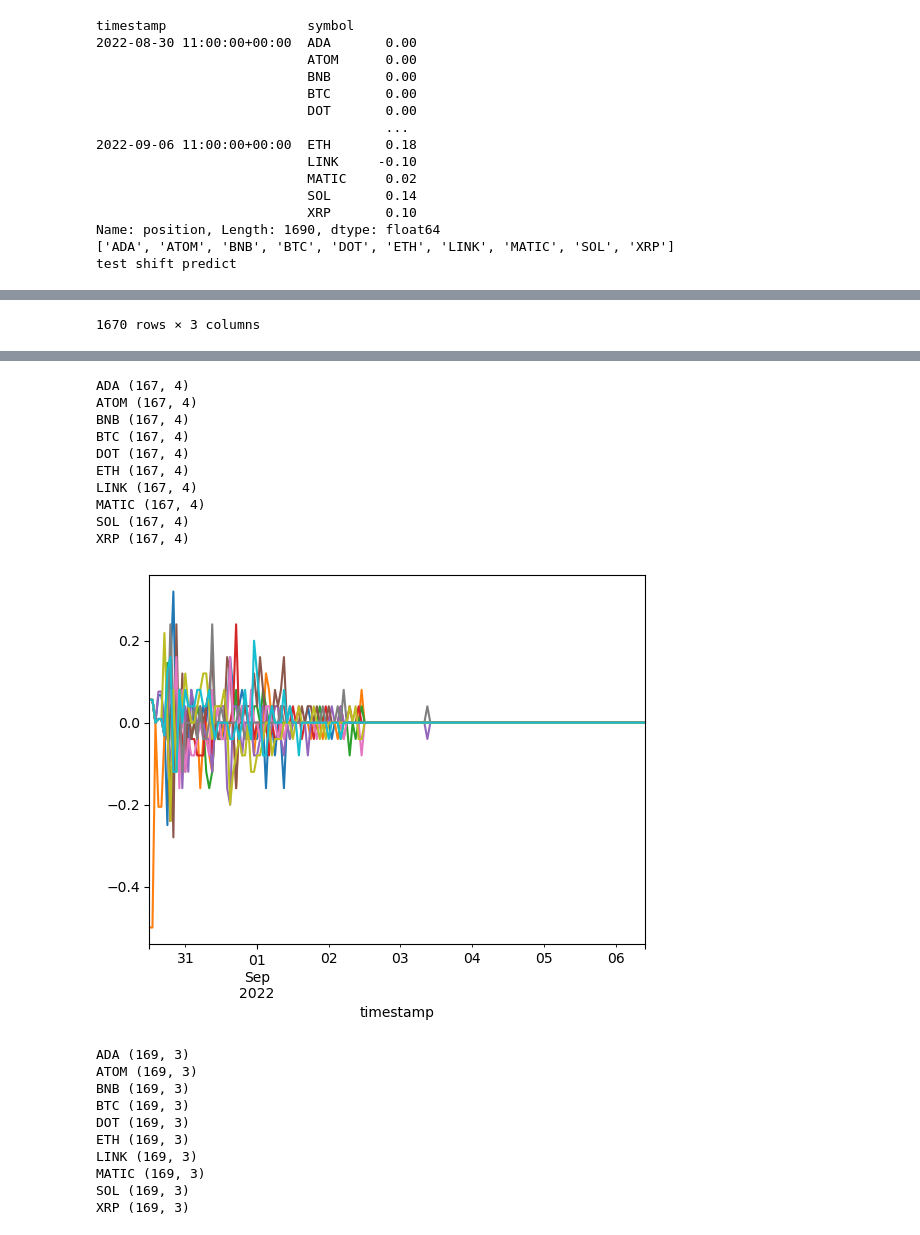
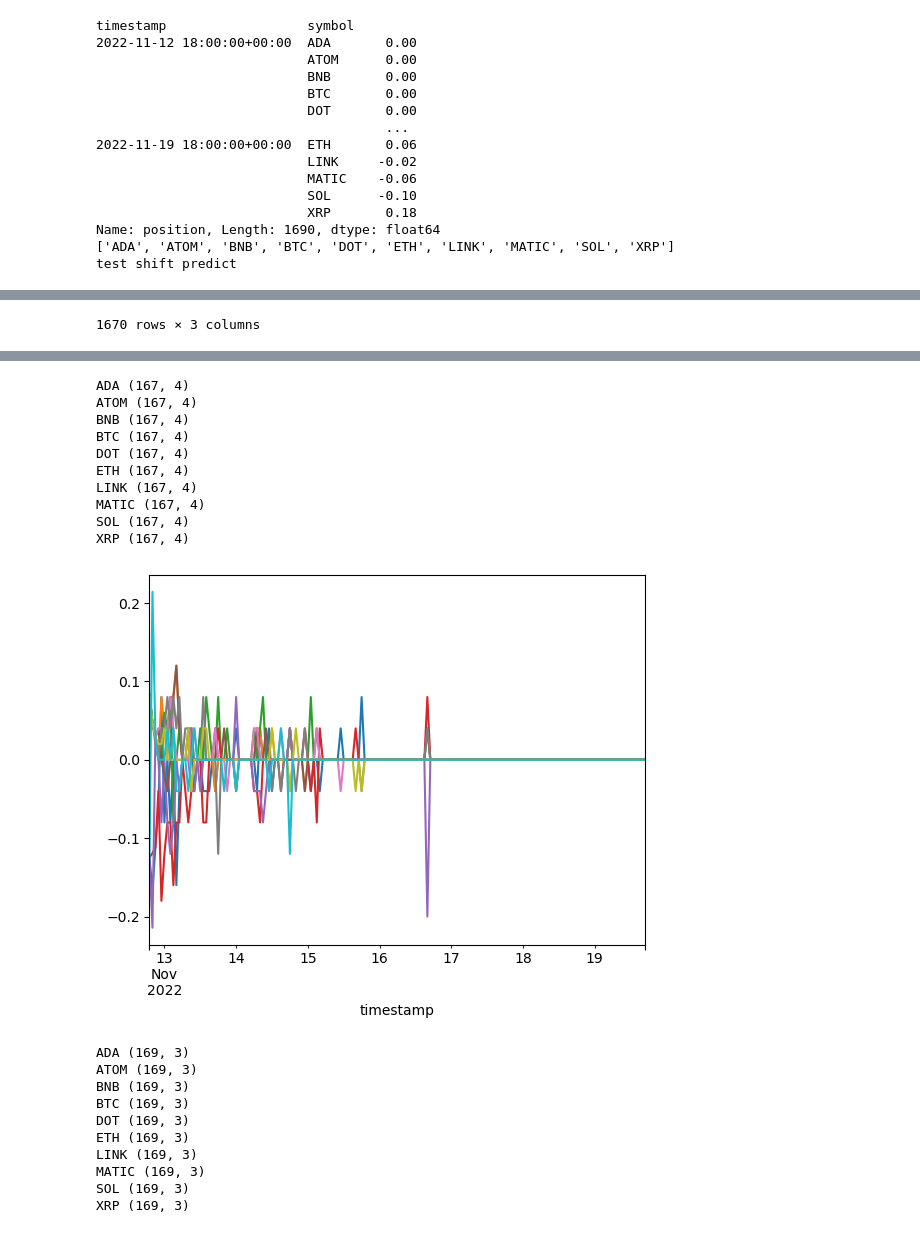
Before and after one commit to richmanbtc/alphapool-model, a Jupyter notebook: notebooks/20220908_ranker.ipynb, the cells around one changed output, grey strips where cells are left out. Saved outputs shown, nothing was run; the diff lists cells and outputs as text; code cells hidden in the pictures.

```diff
--- a/notebooks/20220908_ranker.ipynb
+++ b/notebooks/20220908_ranker.ipynb
@@ -278,7 +426,7 @@ import joblib
 import pandas as pd
 
 model = joblib.load('/home/jovyan/data/20220908_ranker.xz')
-df = pd.read_pickle('/tmp/df_price_type_none.pkl')
+df = pd.read_pickle('/tmp/df_binance_ohlcv_extended.pkl')
 df = df[['op', 'hi', 'lo', 'cl', 'volume']]
 max_timestamp = df.index.get_level_values('timestamp').max()
 df = df.loc[max_timestamp - pd.to_timedelta(model.max_data_sec, unit='S') <= df.index.get_level_values('timestamp')]
@@ -345,17 +493,17 @@ for symbol, df_symbol in df_test2.groupby('symbol'):
 plt.show()
 # %% [output]
 timestamp                  symbol
-2022-08-30 11:00:00+00:00  ADA       0.00
+2022-11-12 18:00:00+00:00  ADA       0.00
                            ATOM      0.00
                            BNB       0.00
                            BTC       0.00
                            DOT       0.00
                                      ...
-2022-09-06 11:00:00+00:00  ETH       0.18
-                           LINK     -0.10
-                           MATIC     0.02
-                           SOL       0.14
-                           XRP       0.10
+2022-11-19 18:00:00+00:00  ETH       0.06
+                           LINK     -0.02
+                           MATIC    -0.06
+                           SOL      -0.10
+                           XRP       0.18
 Name: position, Length: 1690, dtype: float64
 ['ADA', 'ATOM', 'BNB', 'BTC', 'DOT', 'ETH', 'LINK', 'MATIC', 'SOL', 'XRP']
 test shift predict
@@ -377,14 +525,14 @@ test shift predict
 ADA (167, 4)
 ATOM (167, 4)
 BNB (167, 4)
 BTC (167, 4)
 DOT (167, 4)
 ETH (167, 4)
 LINK (167, 4)
 MATIC (167, 4)
 SOL (167, 4)
 XRP (167, 4)
-[figure, old version]
+[figure, new version]
 ADA (169, 3)
 ATOM (169, 3)
 BNB (169, 3)
```
Also changed, not shown: parts of 7 cells of this notebook, 1 other file.
